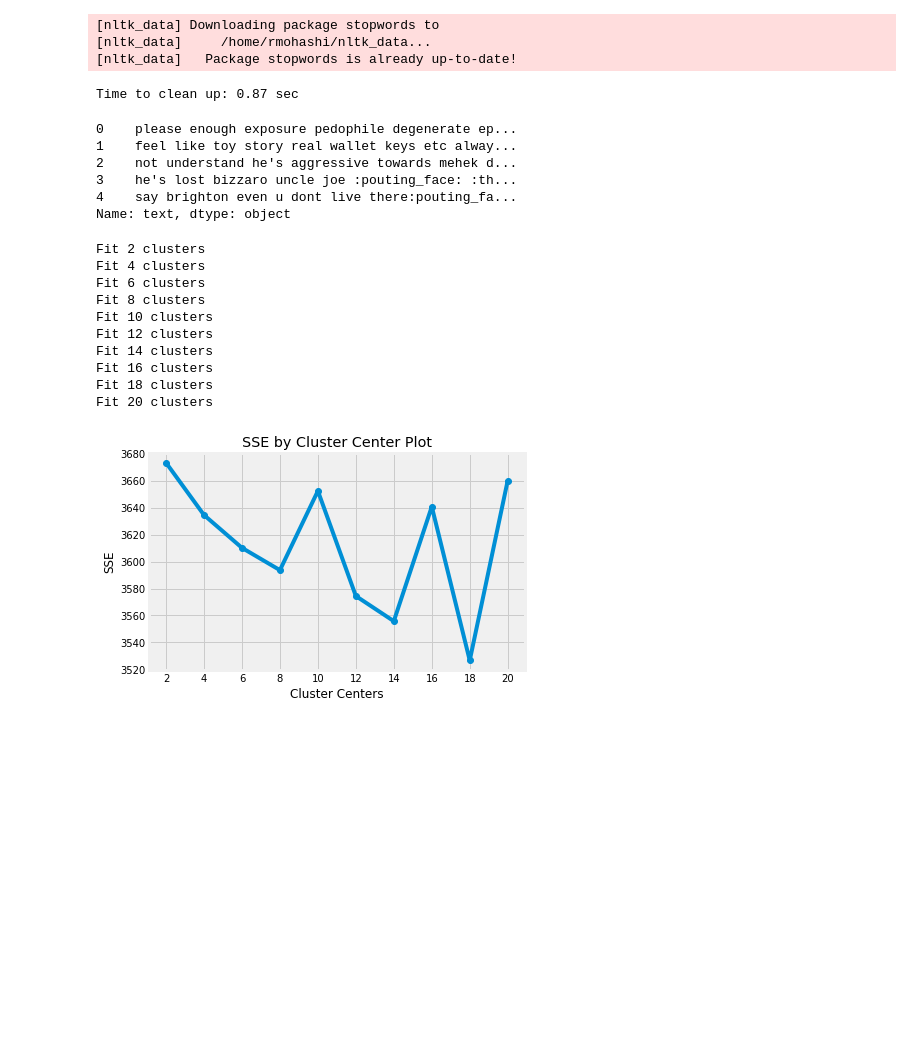
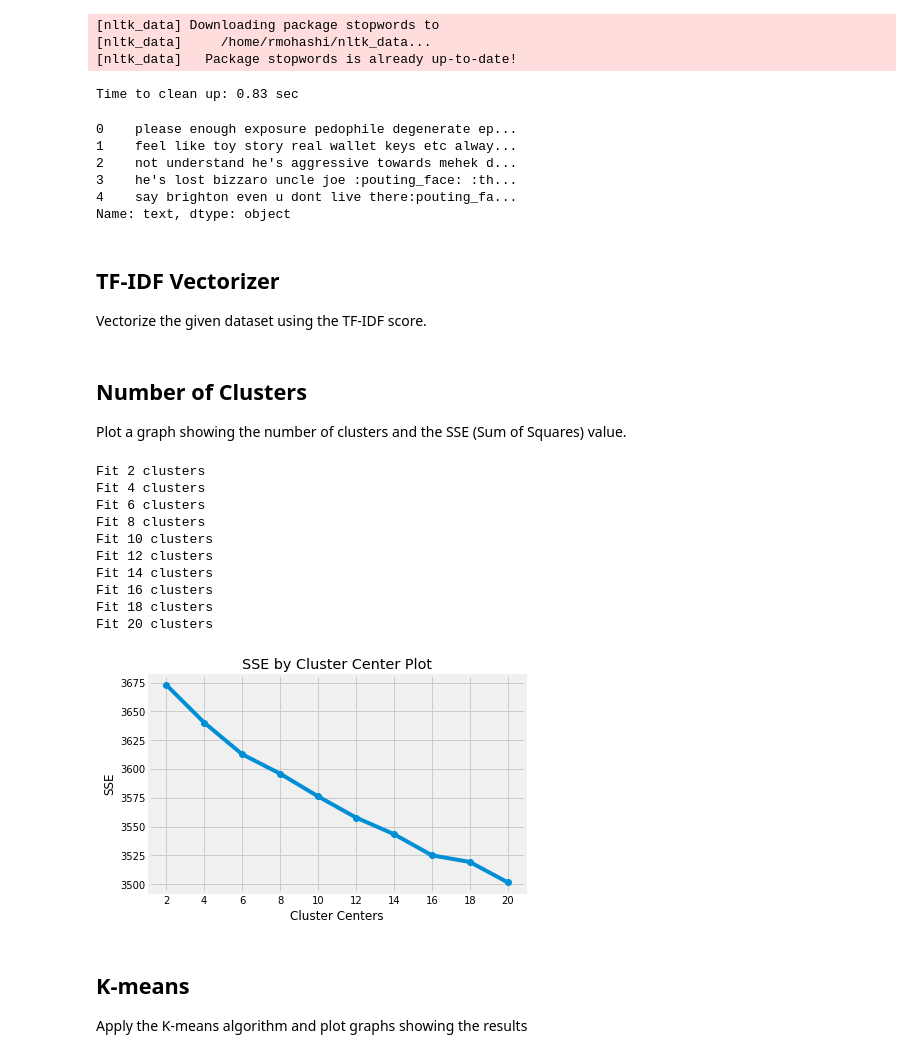
Before and after one commit to rmohashi/tweet-emotion-recognition, a Jupyter notebook: notebooks/K-means Clustering tweepy data.ipynb, the cells around one changed output. Saved outputs shown, nothing was run; the diff lists cells and outputs as text; code cells hidden in the pictures; blank space fills up the shorter version.

```diff
--- a/notebooks/K-means Clustering tweepy data.ipynb
+++ b/notebooks/K-means Clustering tweepy data.ipynb
@@ -23,7 +27,7 @@ import matplotlib.cm as cm
 %matplotlib inline
 plt.style.use('fivethirtyeight')
 # %%
-df = pd.read_csv('../datasets/tweepy/1151228313119145984-1149072876504539136_:pouting_face:.csv')
+df = pd.read_csv('../datasets/tweepy/1151228192386142209-1151149593243131904_:face_with_symbols_on_mouth:.csv')
 # %%
 df.head()
 # %% [output]
@@ -42,7 +46,7 @@ from nlp.utils import preprocess
 # %%
 preprocessed_data = preprocess(df.text)
 # %% [output]
-Time to clean up: 0.87 sec
+Time to clean up: 0.83 sec
 # %%
 preprocessed_data.head()
 # %% [output]
@@ -52,6 +56,10 @@ preprocessed_data.head()
 3    he's lost bizzaro uncle joe :pouting_face: :th...
 4    say brighton even u dont live there:pouting_fa...
 Name: text, dtype: object
+# %% [markdown]
+## TF-IDF Vectorizer
+
+Vectorize the given dataset using the TF-IDF score.
 # %%
 tfidf_vectorizer = TfidfVectorizer(
     min_df = 3,
@@ -59,34 +67,42 @@ tfidf_vectorizer = TfidfVectorizer(
     max_features = 8000
 )
 tfidf = tfidf_vectorizer.fit_transform(preprocessed_data)
+# %% [markdown]
+## Number of Clusters
+
+Plot a graph showing the number of clusters and the SSE (Sum of Squares) value.
 # %%
 def find_optimal_clusters(data, max_k):
     iters = range(2, max_k+1, 2)
 
     sse = []
     for k in iters:
-        sse.append(MiniBatchKMeans(n_clusters=k, init_size=1024, batch_size=2048, random_state=20).fit(data).inertia_)
+        sse.append(KMeans(n_clusters=k, n_init=10, max_iter=300, random_state=20).fit(data).inertia_)
         print('Fit {} clusters'.format(k))
 
     f, ax = plt.subplots(1, 1)
     ax.plot(iters, sse, marker='o')
     ax.set_xlabel('Cluster Centers')
     ax.set_xticks(iters)
     ax.set_xticklabels(iters)
     ax.set_ylabel('SSE')
     ax.set_title('SSE by Cluster Center Plot')
 
 find_optimal_clusters(tfidf, 20)
 # %% [output]
 Fit 2 clusters
 Fit 4 clusters
 Fit 6 clusters
 Fit 8 clusters
 Fit 10 clusters
 Fit 12 clusters
 Fit 14 clusters
 Fit 16 clusters
 Fit 18 clusters
 Fit 20 clusters
-[figure, old version]
+[figure, new version]
+# %% [markdown]
+## K-means
+
+Apply the K-means algorithm and plot graphs showing the results
 # %%
```
Also changed, not shown: parts of 5 cells of this notebook.
